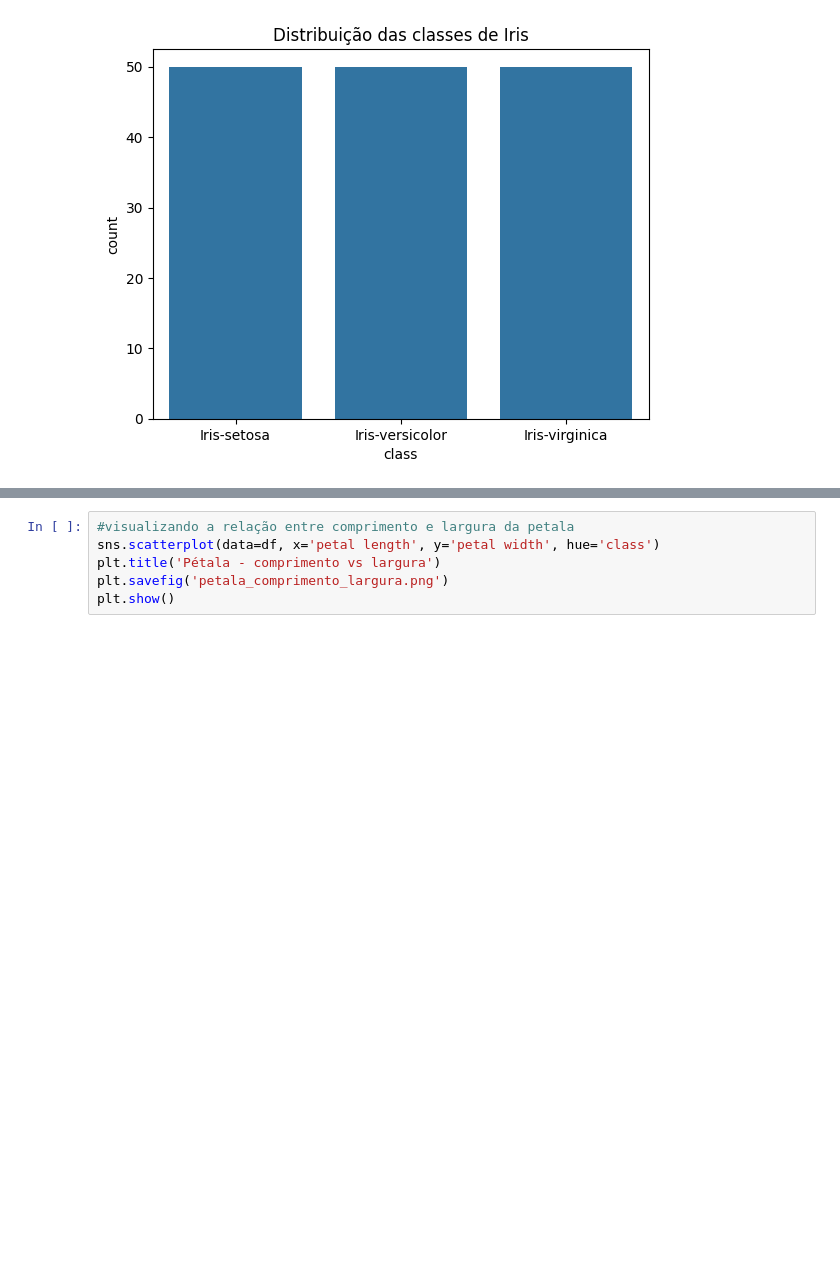
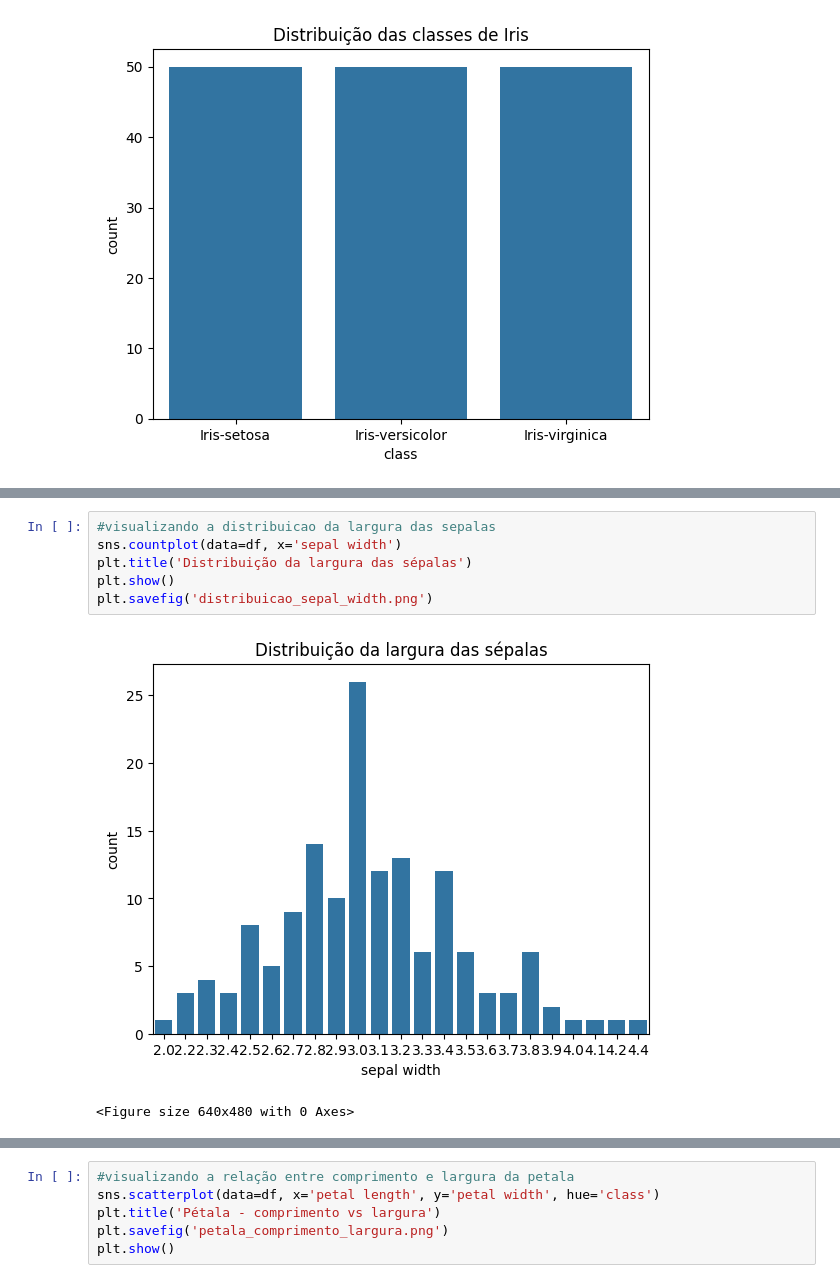
Before and after one commit to biadybowski/I.A-com-dataset-Iris, a Jupyter notebook: Iris.ipynb, the cells around one changed output, grey strips where cells are left out. Saved outputs shown, nothing was run; the diff lists cells and outputs as text; blank space fills up the shorter version.

```diff
--- a/Iris.ipynb
+++ b/Iris.ipynb
@@ -110,0 +120,9 @@ plt.show()
+# %%
+#visualizando a distribuicao da largura das sepalas
+sns.countplot(data=df, x='sepal width')
+plt.title('Distribuição da largura das sépalas')
+plt.show()
+plt.savefig('distribuicao_sepal_width.png')
+# %% [output]
+[figure, added]
+<Figure size 640x480 with 0 Axes>
```
Also changed, not shown: parts of 3 cells of this notebook, 7 other files.
